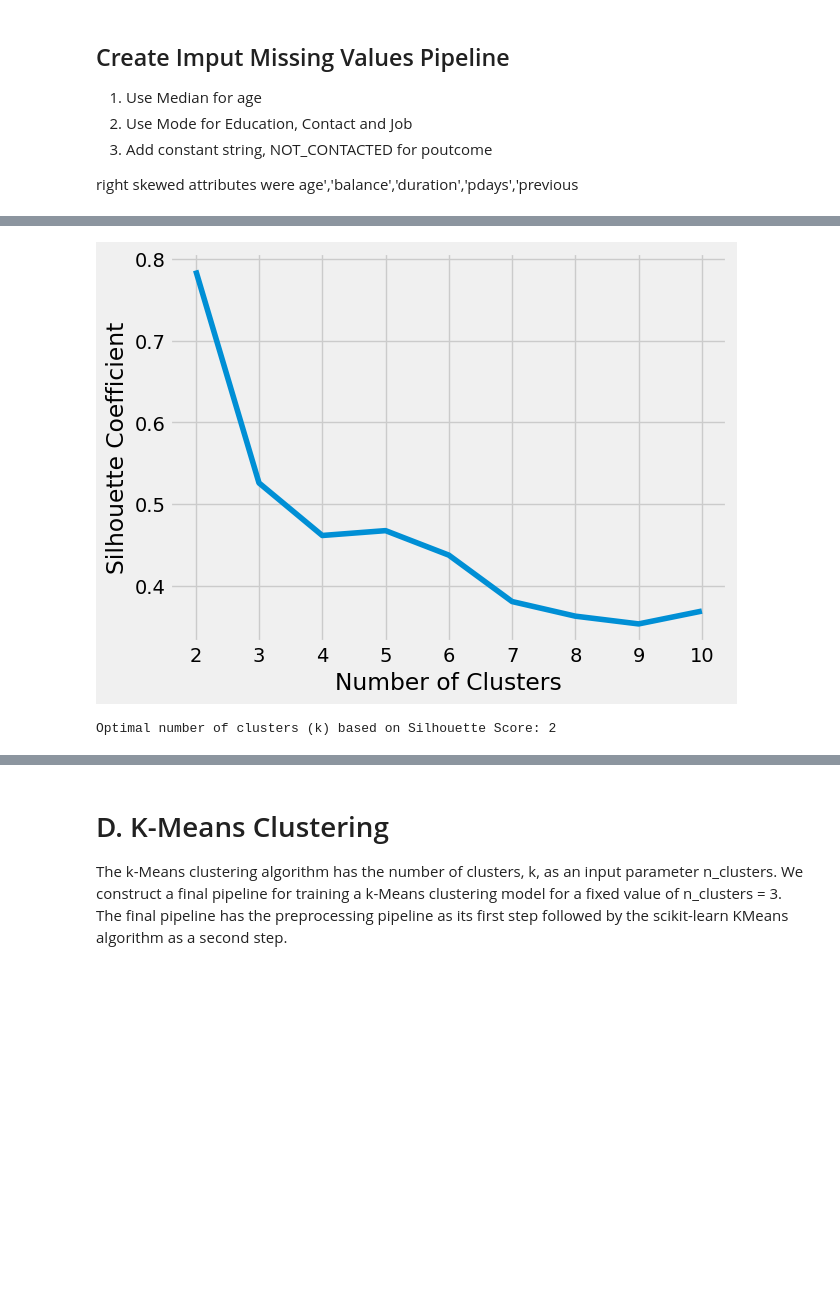
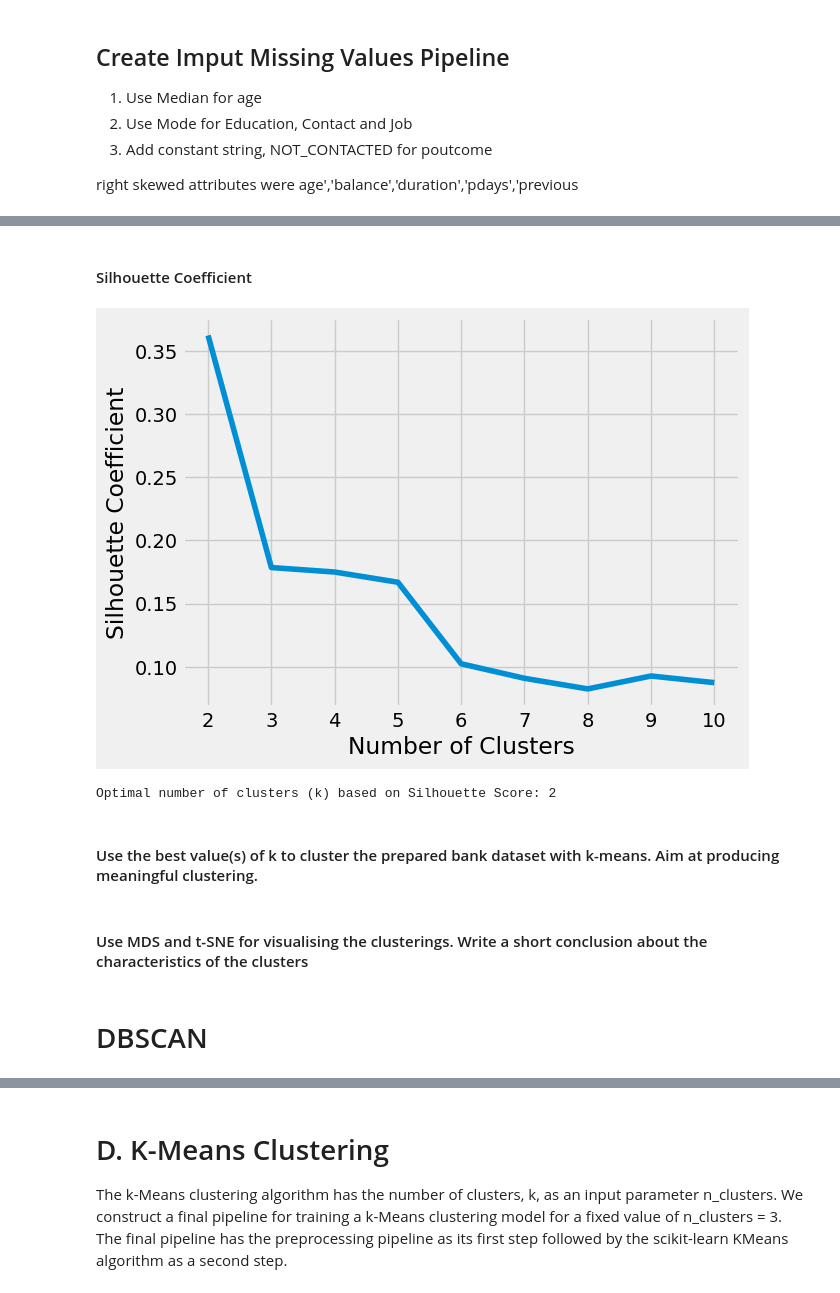
Before and after one commit to qaz73/ULAssignment-2, a Jupyter notebook: etivity2.ipynb, the cells around one changed output, grey strips where cells are left out. Drawn from its saved outputs; the diff is of its cells as text; code cells hidden in the pictures; blank space fills up the shorter version.

```diff
--- a/etivity2.ipynb
+++ b/etivity2.ipynb
@@ -307,22 +327,0 @@ df_post_col_transform = preprocess_pipeline.fit_transform(df)
-# %%
-sse = []
-
-# Loop through a range of k values (1 to 10 for example)
-for k in range(1, 11):
-    kmeans = KMeans(n_clusters=k, init='k-means++', max_iter=300, n_init=10, random_state=0)
-    kmeans.fit(df_post_col_transform)  # Fit the k-Means model
-    sse.append(kmeans.inertia_)  # Inertia is the sum of squared distances (WCSS)
-
-kl = KneeLocator(range(1, 11), sse, curve="convex", direction="decreasing" )
-print(f"Optimal number of clusters (k): {kl.elbow}")
-
-
-# Plotting the Elbow Method graph
-plt.plot(range(1, 11), sse)
-plt.xticks(range(1, 11))
-plt.scatter(kl.elbow, sse[kl.elbow - 1], color='red', label='Elbow')
-plt.style.use("fivethirtyeight")
-plt.title('Elbow Method For Optimal k')
-plt.xlabel('Number of Clusters (k)')
-plt.ylabel('SSE')
-plt.show()
@@ -334,23 +368,30 @@ Optimal number of clusters (k): 2
+# %% [markdown]
+#### Silhouette Coefficient
 # %%
 silhouette_coefficients = []
 
 # Notice you start at 2 clusters for silhouette coefficient
 for k in range(2, 11):
-    kmeans = KMeans(n_clusters=k, init='k-means++', max_iter=300, n_init=10, random_state=0)
-    kmeans.fit(df_post_col_transform)  # Fit the k-Means model
-    score = silhouette_score(df_post_col_transform, kmeans.labels_)
+
+    model = KMeans(n_clusters=k, init='k-means++', max_iter=300, n_init=10, random_state=0)
+
+    model.fit(df_post_col_transform)  # Fit the k-Means model
+
+    score = silhouette_score(df_post_col_transform, model.labels_)
+
     silhouette_coefficients.append(score)
 
 plt.style.use("fivethirtyeight")
 plt.plot(range(2, 11), silhouette_coefficients)
 plt.xticks(range(2, 11))
 plt.xlabel("Number of Clusters")
 plt.ylabel("Silhouette Coefficient")
 plt.show()
 
 # Print the best k with the highest silhouette score
 best_k = range(2, 11)[silhouette_coefficients.index(max(silhouette_coefficients))]
+
 print(f"Optimal number of clusters (k) based on Silhouette Score: {best_k}")
 # %% [output]
-[figure, old version]
+[figure, new version]
 Optimal number of clusters (k) based on Silhouette Score: 2
@@ -358,0 +398,2 @@ Optimal number of clusters (k) based on Silhouette Score: 2
+# %% [markdown]
+#### Use the best value(s) of k to cluster the prepared bank dataset with k-means. Aim at producing meaningful clustering.
@@ -359,3 +407,7 @@ Optimal number of clusters (k) based on Silhouette Score: 2
+# %% [markdown]
+#### Use MDS and t-SNE for visualising the clusterings. Write a short conclusion about the characteristics of the clusters
+# %% [markdown]
+# DBSCAN
 # %%
 db = DBSCAN(eps=0.3, min_samples=10).fit(df_post_col_transform)
 labels = db.labels_
```
Also changed, not shown: parts of 19 cells of this notebook.
